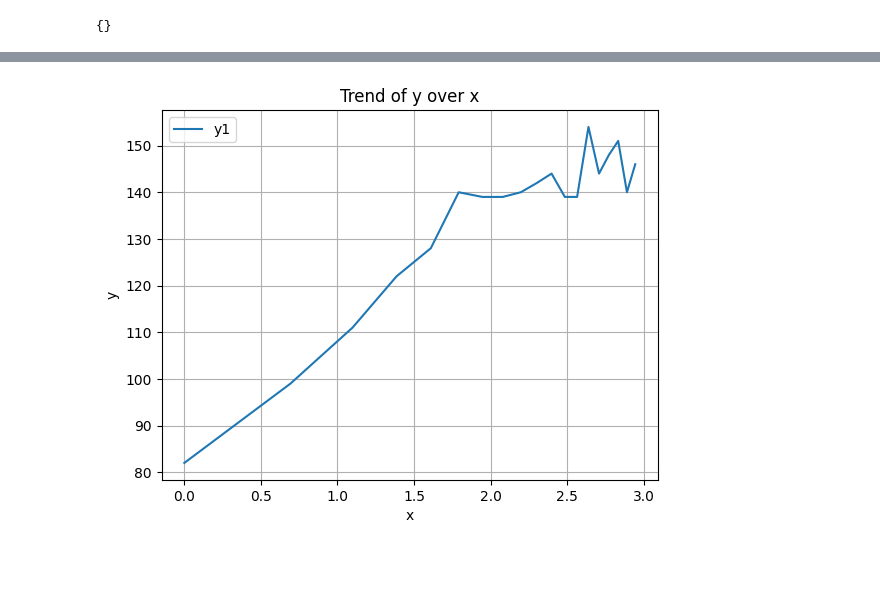
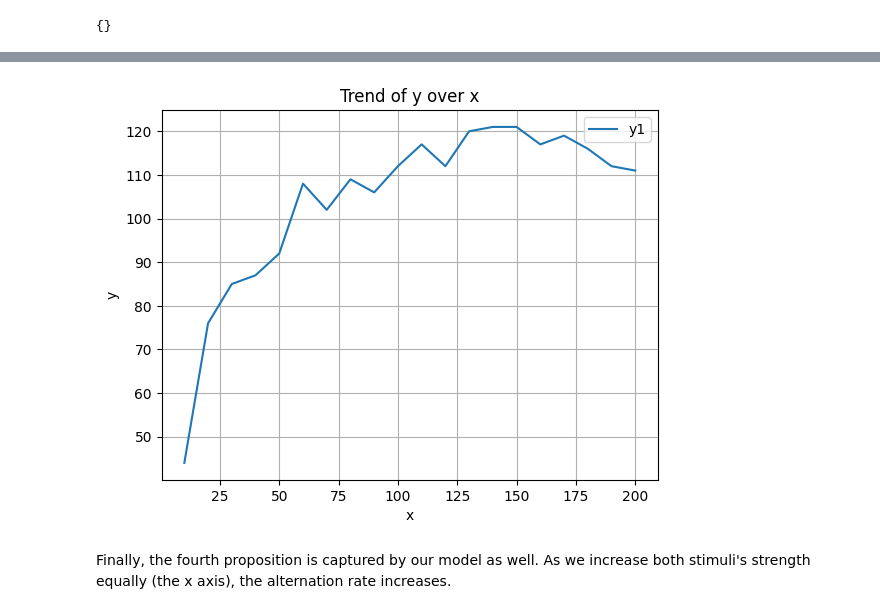
Before and after one commit to MrezBgh/xc, a Jupyter notebook: 044_pomdp_LeveltPropositions.ipynb, the cells around one changed output, grey strips where cells are left out. Cells and saved outputs as stored; diff of their text form; code cells hidden in the pictures; blank space fills up the shorter version.

```diff
--- a/044_pomdp_LeveltPropositions.ipynb
+++ b/044_pomdp_LeveltPropositions.ipynb
@@ -1140,7 +1216,7 @@ def rivalry_dynamics(rewdom, rewdom2, c1, obs_noise, p_stay, gamma, future_steps
 
 
     future_steps = future_steps
-    iterations = 2500
+    iterations = 2000
     counter = 2500
     switching_cost = switching_cost
     time, actlist  = test_pomdp_value_iteration(actions, rewards, transitions, states, p_stay, sigmaAttention, gamma, future_steps, iterations, switching_cost, Initial_loc,counter)
@@ -1233,0 +1314,11 @@ plt.show()
+# %%
+Low = 50
+alternation = [[],[]]
+for i in range(10, 201, 10):
+    # print(i)
+    rewdom, rewdom2, c1,  obs_noise, p_stay, gamma, future_steps, switching_cost = i,Low, -3, np.array([0.02, 0.1]), 0.65, 0, 0, 3
+    output1, _ , output2, _ = rivalry_dynamics(rewdom,rewdom2,  c1,  obs_noise, p_stay, gamma, future_steps, switching_cost)
+    duration3[i] = output1
+    # print(output1,output2)
+    alternation[0].append(output1[0])
+    alternation[1].append(output1[1])
@@ -1233,0 +1348,11 @@ plt.show()
+# %%
+Low = 10
+alternation = [[],[]]
+for i in range(10, 201, 10):
+    # print(i)
+    rewdom, rewdom2, c1,  obs_noise, p_stay, gamma, future_steps, switching_cost = i,Low, -3, np.array([0.02, 0.1]), 0.65, 0, 0, 3
+    output1, _ , output2, _ = rivalry_dynamics(rewdom,rewdom2,  c1,  obs_noise, p_stay, gamma, future_steps, switching_cost)
+    duration3[i] = output1
+    # print(output1,output2)
+    alternation[0].append(output1[0])
+    alternation[1].append(output1[1])
@@ -1233,0 +1382,11 @@ plt.show()
+# %%
+Low = 200
+alternation = [[],[]]
+for i in range(10, 201, 10):
+    # print(i)
+    rewdom, rewdom2, c1,  obs_noise, p_stay, gamma, future_steps, switching_cost = i,Low, -3, np.array([0.02, 0.1]), 0.65, 0, 0, 3
+    output1, _ , output2, _ = rivalry_dynamics(rewdom,rewdom2,  c1,  obs_noise, p_stay, gamma, future_steps, switching_cost)
+    duration3[i] = output1
+    # print(output1,output2)
+    alternation[0].append(output1[0])
+    alternation[1].append(output1[1])
@@ -1245,19 +1430,21 @@ for i in range(10, 201, 10):
 # %%
 
 # Data
-x = np.log(np.array([i for i in range(0,20)]))
+x = np.array([i for i in range(10,201, 10)])
 y1 = (np.array(alternation1[0]))
 # y2 = (np.array(alternation[1]))
 
 plt.plot(x, y1, label='y1')  # first line
 # plt.plot(x, y2, label='y2')  # second line
 # Plot
 # plt.plot(x, log_y)  # line with markers at each point
 plt.title("Trend of y over x")
 plt.xlabel("x")
 plt.ylabel("y")
 plt.legend()
 plt.grid(True)
 plt.show()
 # %% [output]
-[figure, old version]
+[figure, new version]
+# %% [markdown]
+Finally, the fourth proposition is captured by our model as well. As we increase both stimuli's strength equally (the x axis), the alternation rate increases.
```
Also changed, not shown: parts of 25 cells of this notebook.
